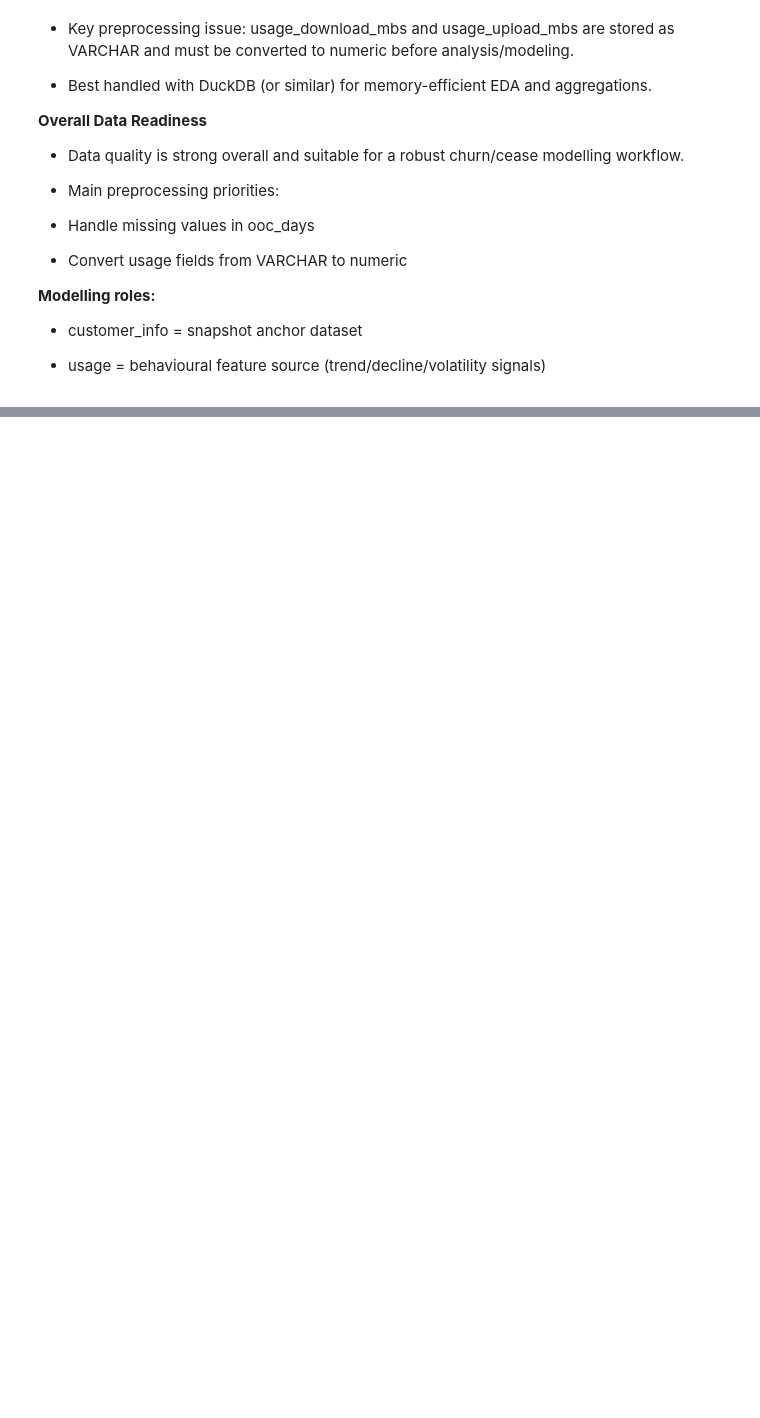
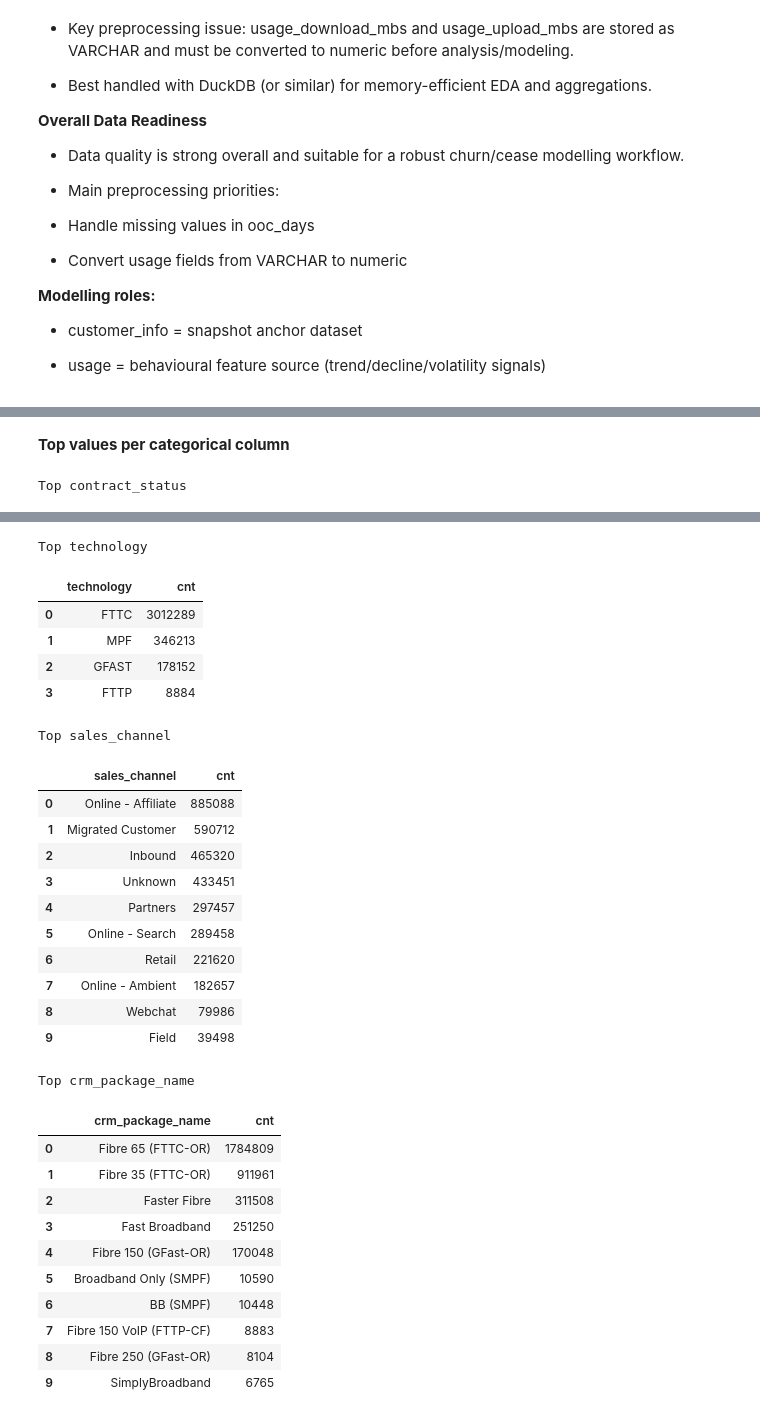
Before and after one commit to David-gbenga/Telecom_Churn_Prediction, a Jupyter notebook: Notebooks/01_eda.ipynb, the cells around one changed output, grey strips where cells are left out. Saved outputs shown, nothing was run; the diff lists cells and outputs as text; code cells hidden in the pictures; blank space fills up the shorter version.

```diff
--- a/Notebooks/01_eda.ipynb
+++ b/Notebooks/01_eda.ipynb
@@ -419,0 +644,48 @@ Key Observations
+# %% [markdown]
+<b> Top values per categorical column</b>
+# %%
+top_contract_status = catalog_db.execute("""
+    SELECT contract_status, COUNT(*) AS cnt
+    FROM customer_features
+    GROUP BY contract_status
+    ORDER BY cnt DESC
+    LIMIT 10
+""").df()
+
+top_technology = catalog_db.execute("""
+    SELECT technology, COUNT(*) AS cnt
+    FROM customer_features
+    GROUP BY technology
+    ORDER BY cnt DESC
+    LIMIT 10
+""").df()
+
+top_sales_channel = catalog_db.execute("""
+    SELECT sales_channel, COUNT(*) AS cnt
+    FROM customer_features
+    GROUP BY sales_channel
+    ORDER BY cnt DESC
+    LIMIT 10
+""").df()
+
+top_crm_package = catalog_db.execute("""
+    SELECT crm_package_name, COUNT(*) AS cnt
+    FROM customer_features
+    GROUP BY crm_package_name
+    ORDER BY cnt DESC
+    LIMIT 10
+""").df()
+
+print("Top contract_status")
+display(top_contract_status)
+
+print("Top technology")
+display(top_technology)
+
+print("Top sales_channel")
+display(top_sales_channel)
+
+print("Top crm_package_name")
+display(top_crm_package)
+# %% [output]
+Top contract_status
@@ -419,0 +699,30 @@ Key Observations
+Top technology
+|  | technology | cnt |
+| 0 | FTTC | 3012289 |
+| 1 | MPF | 346213 |
+| 2 | GFAST | 178152 |
+| 3 | FTTP | 8884 |
+Top sales_channel
+|  | sales_channel | cnt |
+| 0 | Online - Affiliate | 885088 |
+| 1 | Migrated Customer | 590712 |
+| 2 | Inbound | 465320 |
+| 3 | Unknown | 433451 |
+| 4 | Partners | 297457 |
+| 5 | Online - Search | 289458 |
+| 6 | Retail | 221620 |
+| 7 | Online - Ambient | 182657 |
+| 8 | Webchat | 79986 |
+| 9 | Field | 39498 |
+Top crm_package_name
+|  | crm_package_name | cnt |
+| 0 | Fibre 65 (FTTC-OR) | 1784809 |
+| 1 | Fibre 35 (FTTC-OR) | 911961 |
+| 2 | Faster Fibre | 311508 |
+| 3 | Fast Broadband | 251250 |
+| 4 | Fibre 150 (GFast-OR) | 170048 |
+| 5 | Broadband Only (SMPF) | 10590 |
+| 6 | BB (SMPF) | 10448 |
+| 7 | Fibre 150 VoIP (FTTP-CF) | 8883 |
+| 8 | Fibre 250 (GFast-OR) | 8104 |
+| 9 | SimplyBroadband | 6765 |
```
Also changed, not shown: parts of 16 cells of this notebook, 3 other files.
